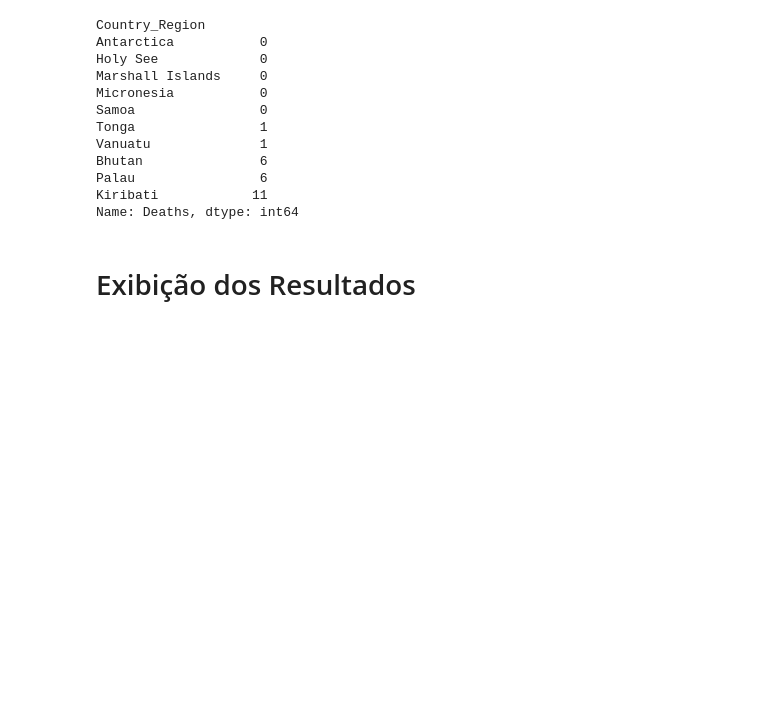
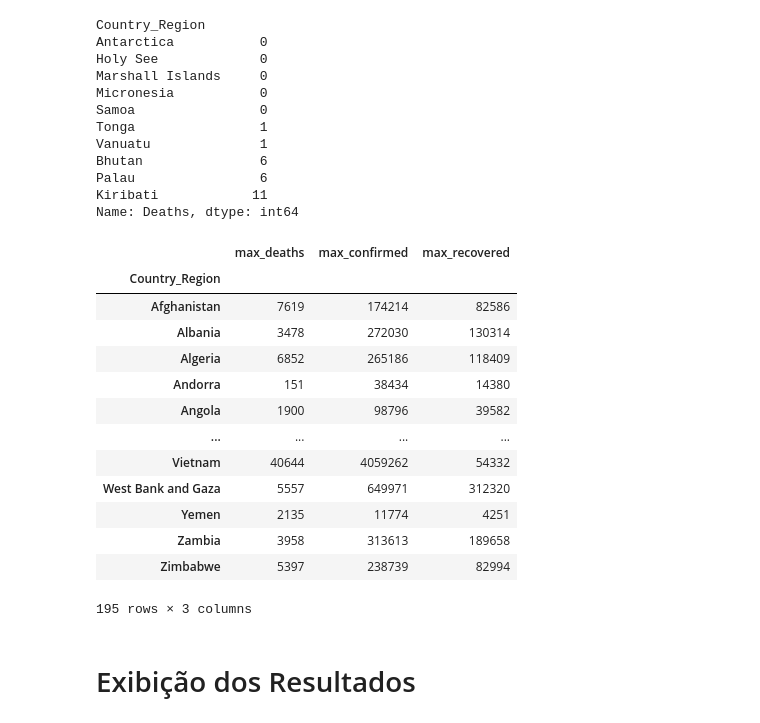
Before and after one commit to joaonart/mcz-pl-a4-modelo-ja, a Jupyter notebook: notebooks/PL_A4_modelo_joaoalves.ipynb, the cells around one changed output. Saved outputs shown, nothing was run; the diff lists cells and outputs as text; code cells hidden in the pictures; blank space fills up the shorter version.

```diff
--- a/notebooks/PL_A4_modelo_joaoalves.ipynb
+++ b/notebooks/PL_A4_modelo_joaoalves.ipynb
@@ -67,6 +96,8 @@ dtype: object
 covidbase.Date = pd.to_datetime(covidbase.Date, format='%Y-%m-%d', errors='coerce')
 # Renomeando as colunas Province/State, Country/Region e WHO Region
 covidbase = covidbase.rename(columns={'Province/State':'Province_State','Country/Region':'Country_Region','WHO Region':'WHO_Region'})
+# Renomeando o valor das linhas que contem valor US para United States
+covidbase['Country_Region'] = covidbase['Country_Region'].replace(['US'],'United States')
 # Removendo os dados das olimpíadas de verão 2020 e olimpíadas de inverno 2022
 covidbase = covidbase.loc[covidbase["Country_Region"] != 'Summer Olympics 2020']
 covidbase = covidbase.loc[covidbase["Country_Region"] != 'Winter Olympics 2022']
@@ -146,6 +197,26 @@ Bhutan               6
 Palau                6
 Kiribati            11
 Name: Deaths, dtype: int64
+# %%
+display(covidbase.groupby('Country_Region') \
+                            .agg(max_deaths = ('Deaths', 'max'), \
+                                 max_confirmed = ('Confirmed', 'max'),
+                                 max_recovered = ('Recovered', 'max')))
+# %% [output]
+|  | max_deaths | max_confirmed | max_recovered |
+| Country_Region |  |  |  |
+| Afghanistan | 7619 | 174214 | 82586 |
+| Albania | 3478 | 272030 | 130314 |
+| Algeria | 6852 | 265186 | 118409 |
+| Andorra | 151 | 38434 | 14380 |
+| Angola | 1900 | 98796 | 39582 |
+| ... | ... | ... | ... |
+| Vietnam | 40644 | 4059262 | 54332 |
+| West Bank and Gaza | 5557 | 649971 | 312320 |
+| Yemen | 2135 | 11774 | 4251 |
+| Zambia | 3958 | 313613 | 189658 |
+| Zimbabwe | 5397 | 238739 | 82994 |
+195 rows × 3 columns
 # %% [markdown]
 # Exibição dos Resultados
 # %%
```
Also changed, not shown: parts of 4 cells of this notebook.
